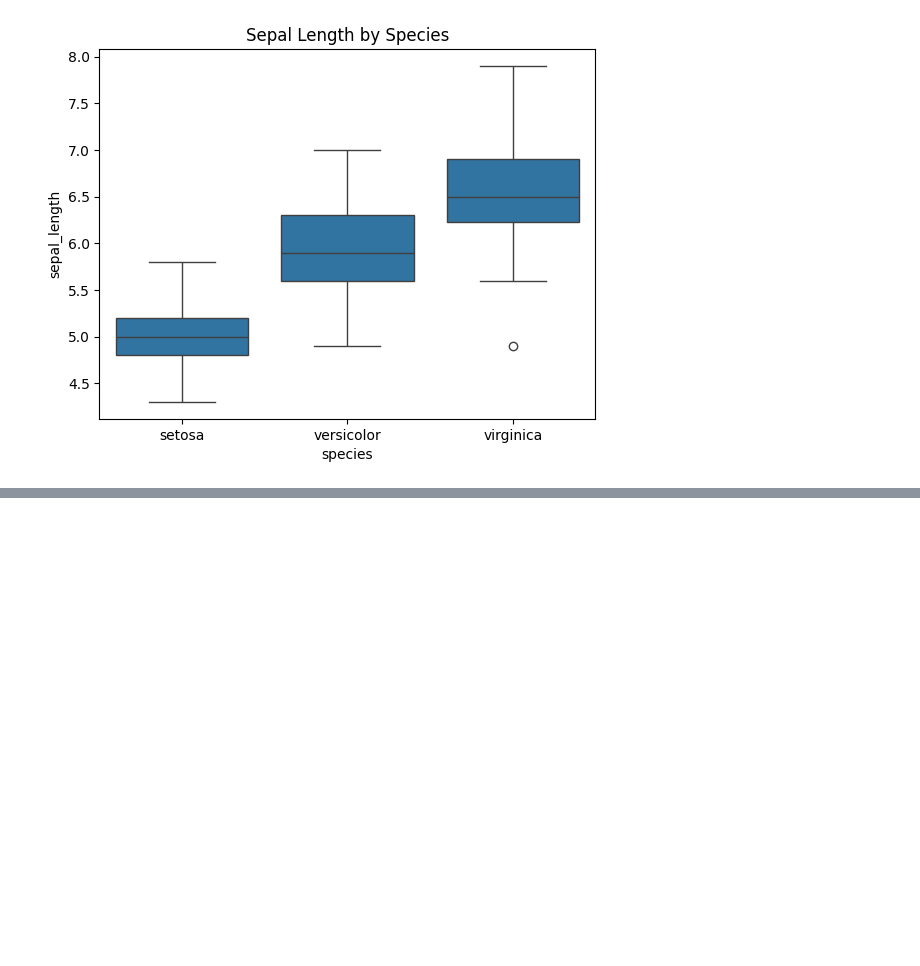
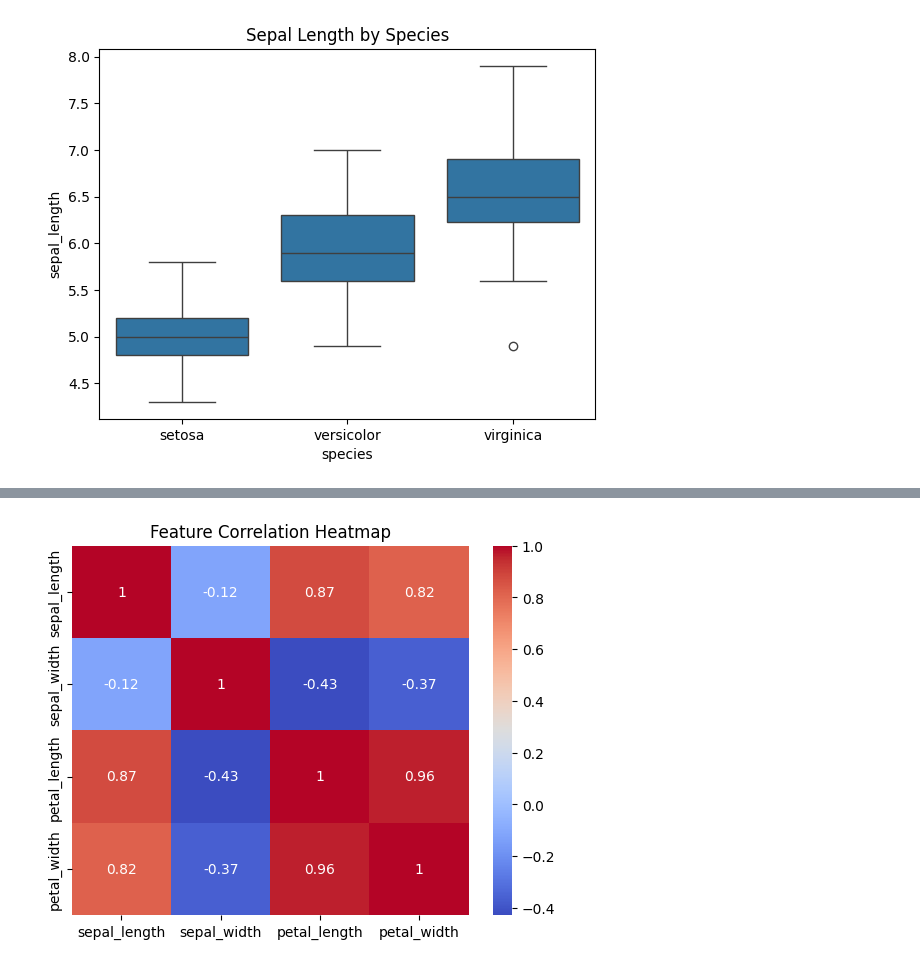
Before and after one commit to devendrapandey2005/data-visualization, a Jupyter notebook: data_visualization_for_training_7th_sem.ipynb, the cells around one changed output, grey strips where cells are left out. Drawn from its saved outputs; the diff is of its cells as text; code cells hidden in the pictures; blank space fills up the shorter version.

```diff
--- a/data_visualization_for_training_7th_sem.ipynb
+++ b/data_visualization_for_training_7th_sem.ipynb
@@ -587,0 +661,6 @@ plt.show()
+# %%
+sns.heatmap(df_iris.drop('species', axis=1).corr(), annot=True, cmap='coolwarm')
+plt.title('Feature Correlation Heatmap')
+plt.show()
+# %% [output]
+[figure, added]
```
Also changed, not shown: parts of 25 cells of this notebook.
